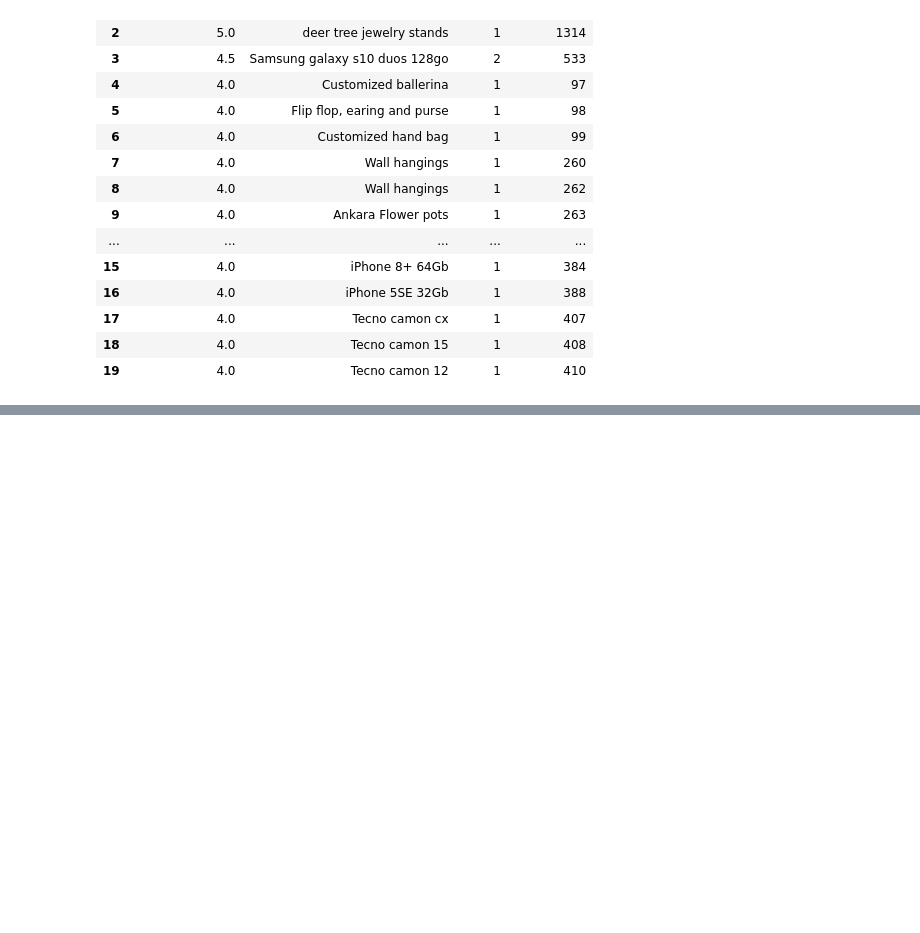
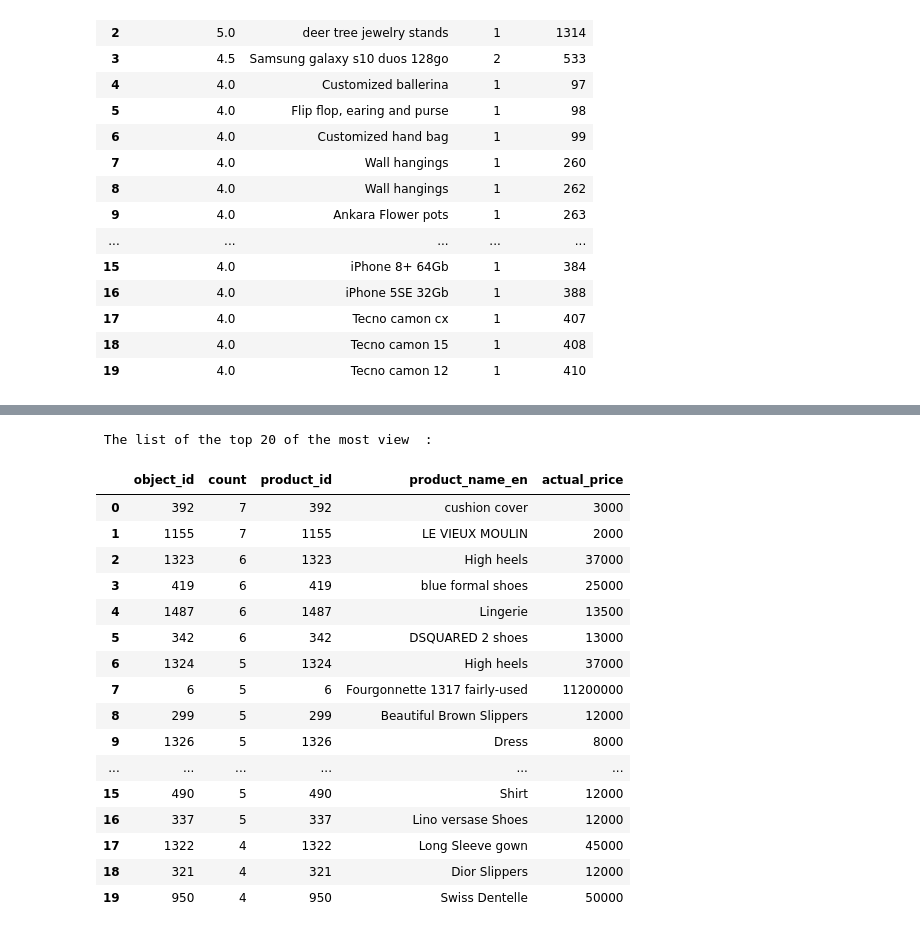
Before and after one commit to philippengani/shoppy, a Jupyter notebook: shoppy_data_science.ipynb, the cells around one changed output, grey strips where cells are left out. Saved outputs shown, nothing was run; the diff lists cells and outputs as text; code cells hidden in the pictures; blank space fills up the shorter version.

```diff
--- a/shoppy_data_science.ipynb
+++ b/shoppy_data_science.ipynb
@@ -286,0 +338,5 @@ grouped_prod_names_pd
+# %%
+# Compute the count view for each products
+from pyspark.sql import functions as F
+
+grouped_prod_visitors = visitor_products.groupBy('object_id').agg(F.count(visitor_products.object_id).alias("count"))
@@ -286,0 +363,5 @@ grouped_prod_names_pd
+# %%
+# Get the grouped product df with the name of the products
+
+prod_names = grouped_prod_visitors.join(shoppy_products_df,grouped_prod_visitors['object_id'] == shoppy_products_df['product_id'])
+prod_names.show(10)
@@ -286,0 +389,6 @@ grouped_prod_names_pd
+# %%
+# Get select the required fields from the above table
+prod_names = prod_names.select("object_id", "count", "product_id", "product_name_en", "actual_price").sort('count', ascending = False )
+
+print(" The top 10 most popular view ")
+prod_names.show(10)
@@ -286,0 +417,24 @@ grouped_prod_names_pd
+# %%
+prod_names_pd =prod_names.toPandas()
+
+# Get the 20 products with the largest rating
+
+prod_names_pd = prod_names_pd.nlargest(20, 'count')
+
+'''
+fig = px.bar(grouped_prod_names_pd, x='product_id', y='average_rating')
+fig.show()
+prod_names_pd['object_id'] = prod_names_pd['object_id'].astype(str)
+'''
+
+# Use textposition='auto' for direct text
+
+fig = go.Figure(data=[go.Bar(
+            x=prod_names_pd.object_id, y=prod_names_pd["count"],
+            text=prod_names_pd.product_name_en,
+            textposition='auto'
+        )])
+
+#Exclude all missing values
+fig.update_layout(xaxis=dict(type = "category"))
+fig.show()
@@ -286,0 +460,22 @@ grouped_prod_names_pd
+# %%
+print(" The list of the top 20 of the most view  :")
+prod_names_pd
+# %% [output]
+ The list of the top 20 of the most view  :
+|  | object_id | count | product_id | product_name_en | actual_price |
+| 0 | 392 | 7 | 392 | cushion cover | 3000 |
+| 1 | 1155 | 7 | 1155 | LE VIEUX MOULIN | 2000 |
+| 2 | 1323 | 6 | 1323 | High heels | 37000 |
+| 3 | 419 | 6 | 419 | blue formal shoes | 25000 |
+| 4 | 1487 | 6 | 1487 | Lingerie | 13500 |
+| 5 | 342 | 6 | 342 | DSQUARED 2 shoes | 13000 |
+| 6 | 1324 | 5 | 1324 | High heels | 37000 |
+| 7 | 6 | 5 | 6 | Fourgonnette 1317 fairly-used | 11200000 |
+| 8 | 299 | 5 | 299 | Beautiful Brown Slippers | 12000 |
+| 9 | 1326 | 5 | 1326 | Dress | 8000 |
+| ... | ... | ... | ... | ... | ... |
+| 15 | 490 | 5 | 490 | Shirt | 12000 |
+| 16 | 337 | 5 | 337 | Lino versase Shoes | 12000 |
+| 17 | 1322 | 4 | 1322 | Long Sleeve gown | 45000 |
+| 18 | 321 | 4 | 321 | Dior Slippers | 12000 |
+| 19 | 950 | 4 | 950 | Swiss Dentelle | 50000 |
```
Also changed, not shown: parts of 24 cells of this notebook.
